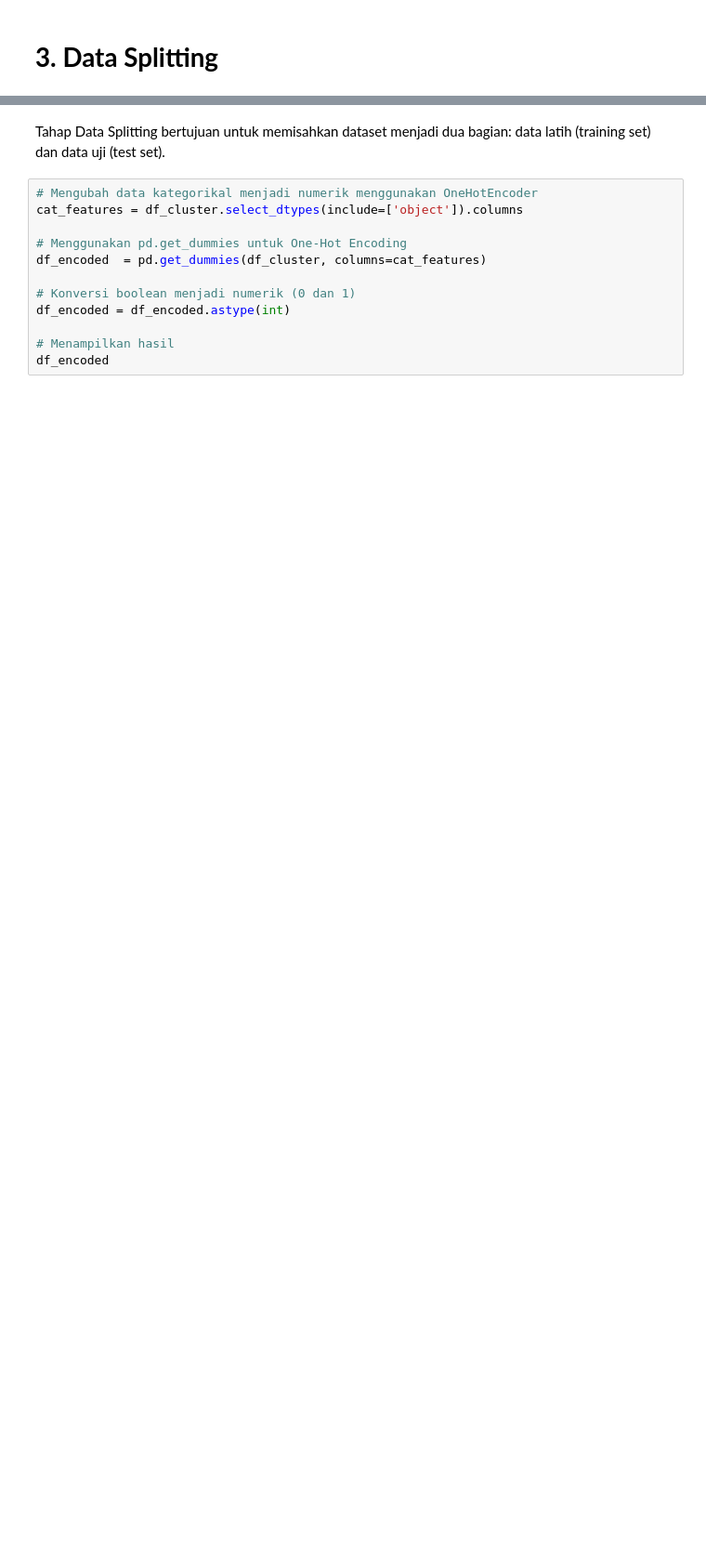
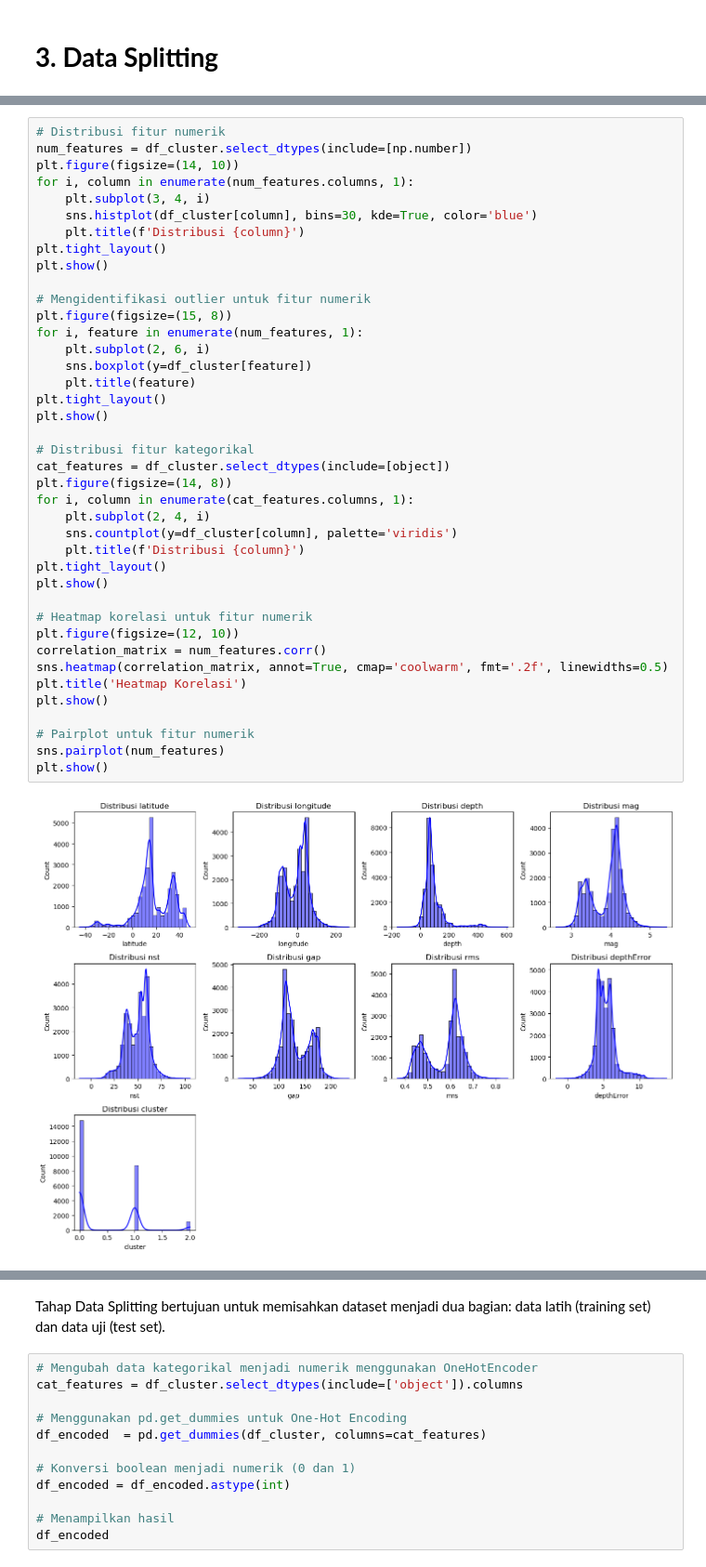
Before and after one commit to septiisdayanna/earthquakes_clustering, a Jupyter notebook: [Klasifikasi]_Submission_Akhir_BMLP_Your_Name.ipynb, the cells around one changed output, grey strips where cells are left out. Shown at 93% size. Saved outputs shown, nothing was run; the diff lists cells and outputs as text; blank space fills up the shorter version.

```diff
--- a/[Klasifikasi]_Submission_Akhir_BMLP_Your_Name.ipynb
+++ b/[Klasifikasi]_Submission_Akhir_BMLP_Your_Name.ipynb
@@ -34,0 +37,42 @@ df_cluster.head()
+# %%
+# Distribusi fitur numerik
+num_features = df_cluster.select_dtypes(include=[np.number])
+plt.figure(figsize=(14, 10))
+for i, column in enumerate(num_features.columns, 1):
+    plt.subplot(3, 4, i)
+    sns.histplot(df_cluster[column], bins=30, kde=True, color='blue')
+    plt.title(f'Distribusi {column}')
+plt.tight_layout()
+plt.show()
+
+# Mengidentifikasi outlier untuk fitur numerik
+plt.figure(figsize=(15, 8))
+for i, feature in enumerate(num_features, 1):
+    plt.subplot(2, 6, i)
+    sns.boxplot(y=df_cluster[feature])
+    plt.title(feature)
+plt.tight_layout()
+plt.show()
+
+# Distribusi fitur kategorikal
+cat_features = df_cluster.select_dtypes(include=[object])
+plt.figure(figsize=(14, 8))
+for i, column in enumerate(cat_features.columns, 1):
+    plt.subplot(2, 4, i)
+    sns.countplot(y=df_cluster[column], palette='viridis')
+    plt.title(f'Distribusi {column}')
+plt.tight_layout()
+plt.show()
+
+# Heatmap korelasi untuk fitur numerik
+plt.figure(figsize=(12, 10))
+correlation_matrix = num_features.corr()
+sns.heatmap(correlation_matrix, annot=True, cmap='coolwarm', fmt='.2f', linewidths=0.5)
+plt.title('Heatmap Korelasi')
+plt.show()
+
+# Pairplot untuk fitur numerik
+sns.pairplot(num_features)
+plt.show()
+# %% [output]
+[figure, added]
```
Also changed, not shown: parts of 5 cells of this notebook.
